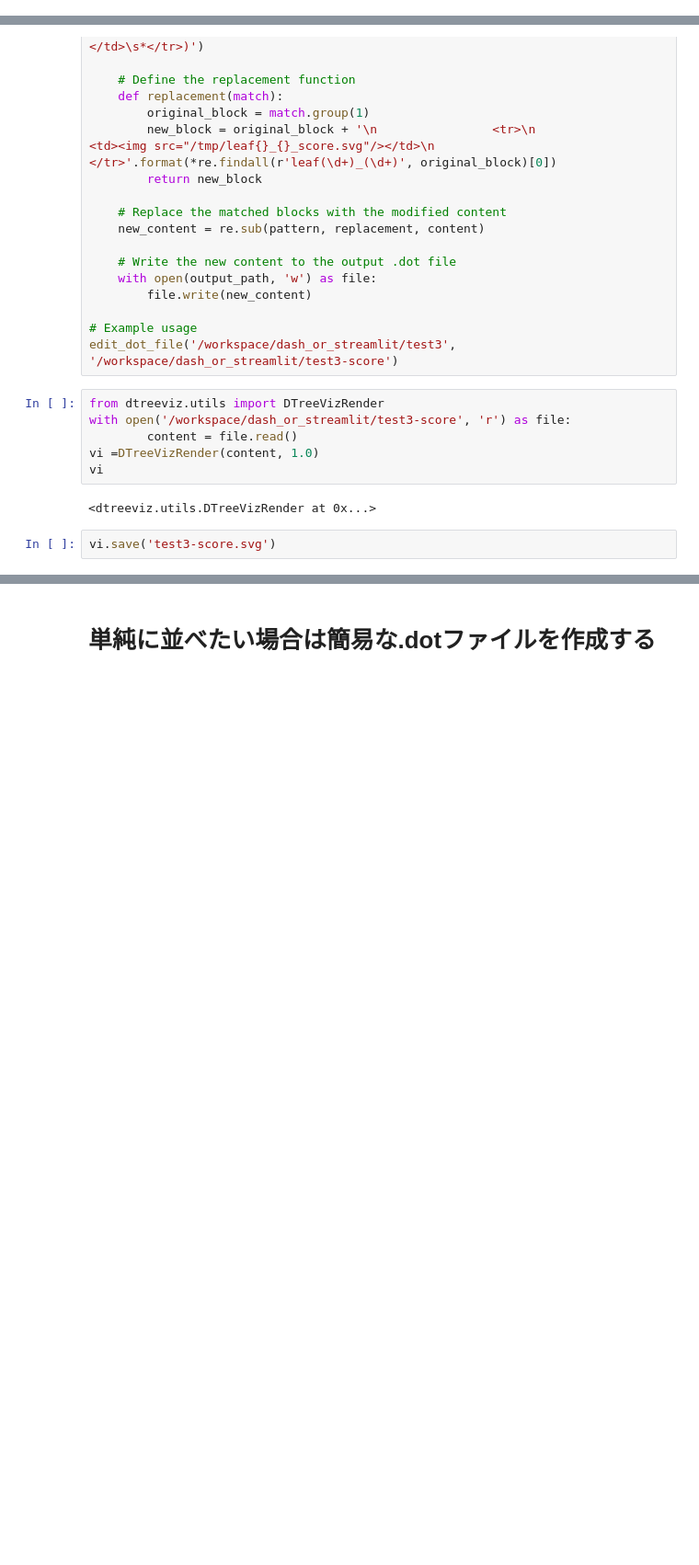
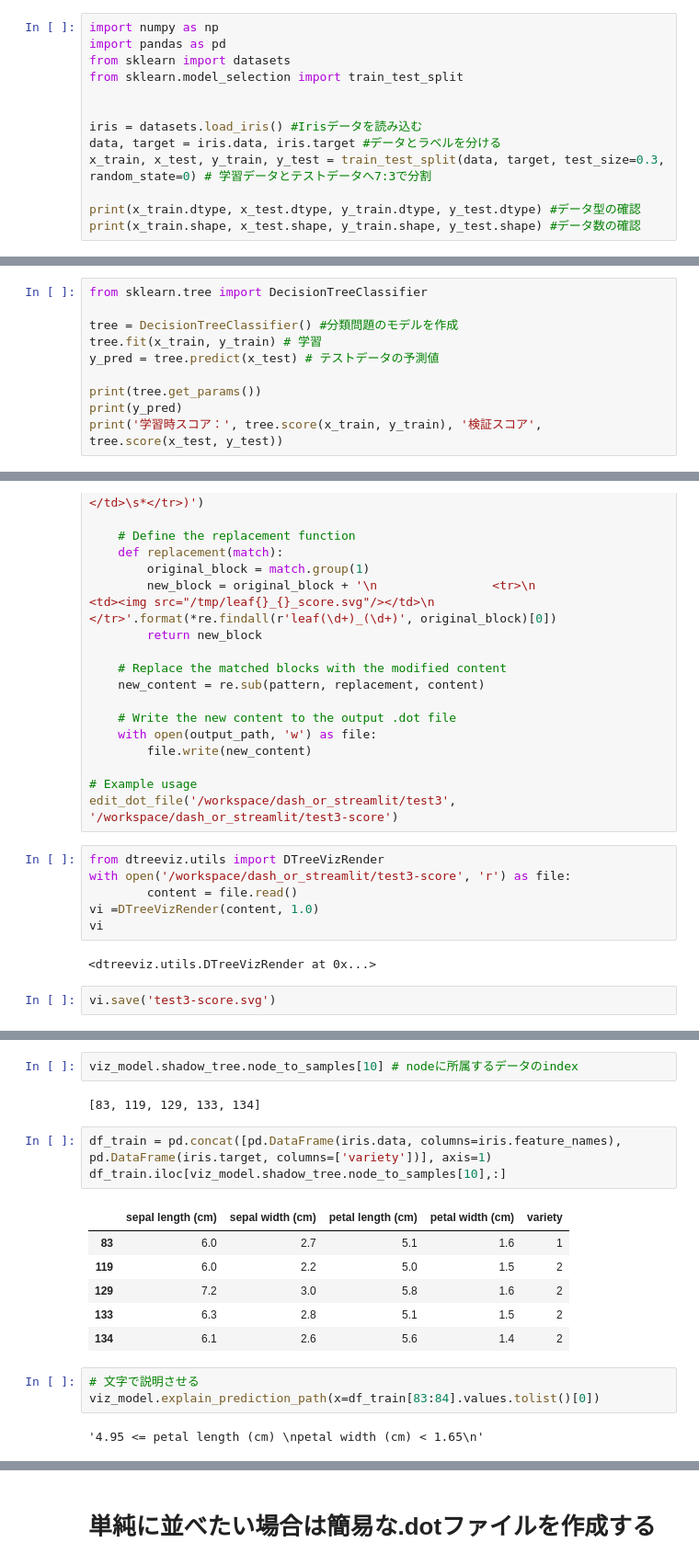
Before and after one commit to eritsi/dash_or_streamlit, a Jupyter notebook: sample_dtreeviz-titanic.ipynb, the cells around one changed output, grey strips where cells are left out. Shown at 92% size. Cells and saved outputs as stored; diff of their text form; blank space fills up the shorter version.

```diff
--- a/sample_dtreeviz-titanic.ipynb
+++ b/sample_dtreeviz-titanic.ipynb
@@ -428,0 +431,13 @@ dtreeviz.trees._class_leaf_viz = _my_class_leaf_viz
+# %%
+import numpy as np
+import pandas as pd
+from sklearn import datasets
+from sklearn.model_selection import train_test_split
+
+
+iris = datasets.load_iris() #Irisデータを読み込む
+data, target = iris.data, iris.target #データとラベルを分ける
+x_train, x_test, y_train, y_test = train_test_split(data, target, test_size=0.3, random_state=0) # 学習データとテストデータへ7:3で分割
+
+print(x_train.dtype, x_test.dtype, y_train.dtype, y_test.dtype) #データ型の確認
+print(x_train.shape, x_test.shape, y_train.shape, y_test.shape) #データ数の確認
@@ -428,0 +447,10 @@ dtreeviz.trees._class_leaf_viz = _my_class_leaf_viz
+# %%
+from sklearn.tree import DecisionTreeClassifier
+
+tree = DecisionTreeClassifier() #分類問題のモデルを作成
+tree.fit(x_train, y_train) # 学習
+y_pred = tree.predict(x_test) # テストデータの予測値
+
+print(tree.get_params())
+print(y_pred)
+print('学習時スコア：', tree.score(x_train, y_train), '検証スコア', tree.score(x_test, y_test))
@@ -478,0 +525,19 @@ vi.save('test3-score.svg')
+# %%
+viz_model.shadow_tree.node_to_samples[10] # nodeに所属するデータのindex
+# %% [output]
+[83, 119, 129, 133, 134]
+# %%
+df_train = pd.concat([pd.DataFrame(iris.data, columns=iris.feature_names), pd.DataFrame(iris.target, columns=['variety'])], axis=1)
+df_train.iloc[viz_model.shadow_tree.node_to_samples[10],:]
+# %% [output]
+|  | sepal length (cm) | sepal width (cm) | petal length (cm) | petal width (cm) | variety |
+| 83 | 6.0 | 2.7 | 5.1 | 1.6 | 1 |
+| 119 | 6.0 | 2.2 | 5.0 | 1.5 | 2 |
+| 129 | 7.2 | 3.0 | 5.8 | 1.6 | 2 |
+| 133 | 6.3 | 2.8 | 5.1 | 1.5 | 2 |
+| 134 | 6.1 | 2.6 | 5.6 | 1.4 | 2 |
+# %%
+# 文字で説明させる
+viz_model.explain_prediction_path(x=df_train[83:84].values.tolist()[0])
+# %% [output]
+'4.95 <= petal length (cm) \npetal width (cm) < 1.65\n'
```
Also changed, not shown: parts of 13 cells of this notebook, 1 other file.
